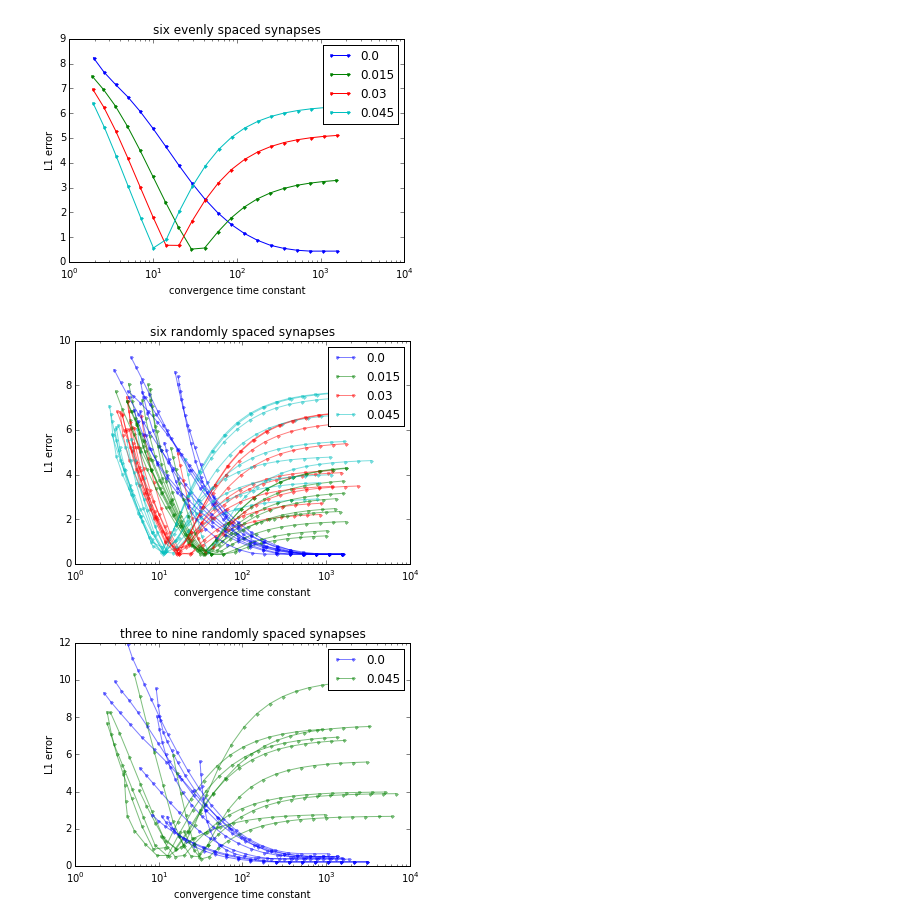
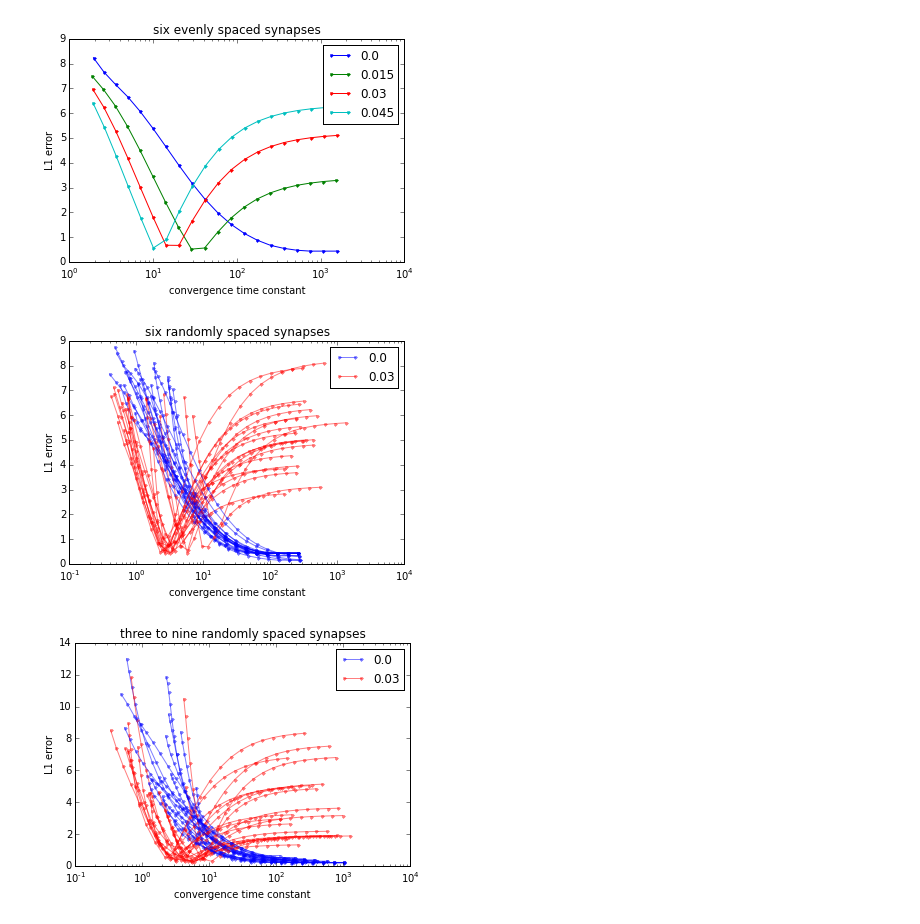
Before and after one commit to toleary/Williams-etal-Synaptic-Transport, a Jupyter notebook: code/06_cable_heterosynaptic/final.ipynb, the cells around one changed output. Saved outputs shown, nothing was run; the diff lists cells and outputs as text; code cells hidden in the pictures.

```diff
--- a/code/06_cable_heterosynaptic/final.ipynb
+++ b/code/06_cable_heterosynaptic/final.ipynb
@@ -109,13 +109,12 @@ def calc_tradeoff_curve(n_syn,bias=0.0,syn_loc=None):
     for timescale in np.logspace(-4,-1,20):
         A,u0,y = get_matrix(n_syn,timescale,bias,syn_loc)
         w,v = np.linalg.eig(A[:N,:N])
-        w = np.sort(w)
         #print 'timescale = ' + str(timescale**-1)
         #print 'smallest eig = ' + str(w[-1])
         tss = 10**(-np.log10(timescale)+4)
         uss = np.dot(expm(A*tss),u0) # steady-state profile
         err.append(np.sum(np.abs(y-uss[N:])))
-        tau.append((-w[-1])**-1 / N) # normalized convergence time constant
+        tau.append((-np.max(w))**-1 / N / n_syn) # normalized convergence time constant
     return np.array(tau),np.array(err)
 # %% [markdown]
 ### Precise, flexible, but slow trafficking
@@ -203,35 +202,36 @@ plt.savefig('D.svg')
 [figure]
 # %%
 plt.figure()
-bias_levels = [0.0,0.015,0.03,0.045]
-for r in range(10):
+bias_levels = [0.0,0.03]
+for r in range(20):
     loc = np.random.uniform(0,1,6)
-    plt.gca().set_color_cycle(None)
-    for bias in bias_levels:
-        tau,err = calc_tradeoff_curve(6,bias=bias,syn_loc=loc)
-        plt.plot(tau,err,'.-',alpha=0.5)
+    for bias,color in zip(bias_levels,['b','r']):
+        tau,err = calc_tradeoff_curve(len(loc),bias=bias,syn_loc=loc)
+        plt.plot(tau,err,'.-',alpha=0.5,color=color)
 plt.xscale('log')
+plt.xlim([1e-1,1e4])
 plt.xlabel('convergence time constant')
 plt.ylabel('L1 error')
 plt.title('six randomly spaced synapses')
 plt.legend(bias_levels)
 plt.savefig('E.svg')
 # %% [output]
-[figure, old version]
+[figure, new version]
 # %%
 plt.figure()
-bias_levels = [0.0,0.045]
-for r in range(10):
+bias_levels = [0.0,0.03]
+for r in range(20):
     loc = np.random.uniform(0,1,np.random.randint(3,10))
     plt.gca().set_color_cycle(None)
-    for bias in bias_levels:
+    for bias,color in zip(bias_levels,['b','r']):
         tau,err = calc_tradeoff_curve(len(loc),bias=bias,syn_loc=loc)
-        plt.plot(tau,err,'.-',alpha=0.5)
+        plt.plot(tau,err,'.-',alpha=0.5,color=color)
 plt.xscale('log')
+plt.xlim([1e-1,1e4])
 plt.xlabel('convergence time constant')
 plt.ylabel('L1 error')
 plt.title('three to nine randomly spaced synapses')
 plt.legend(bias_levels)
 plt.savefig('F.svg')
 # %% [output]
-[figure, old version]
+[figure, new version]
```
Also changed, not shown: 40 other files.
